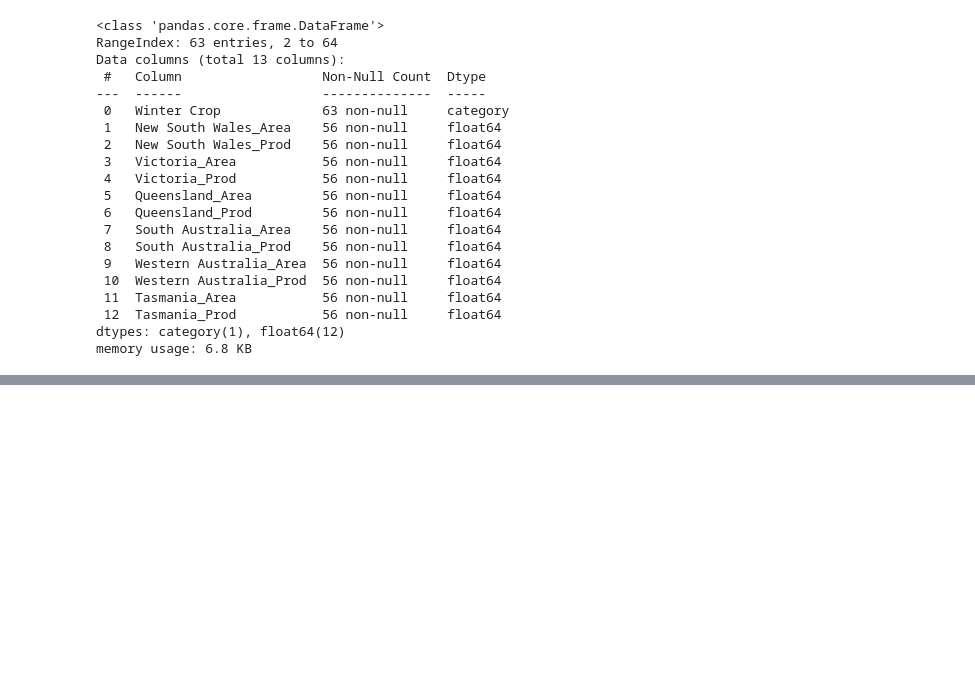
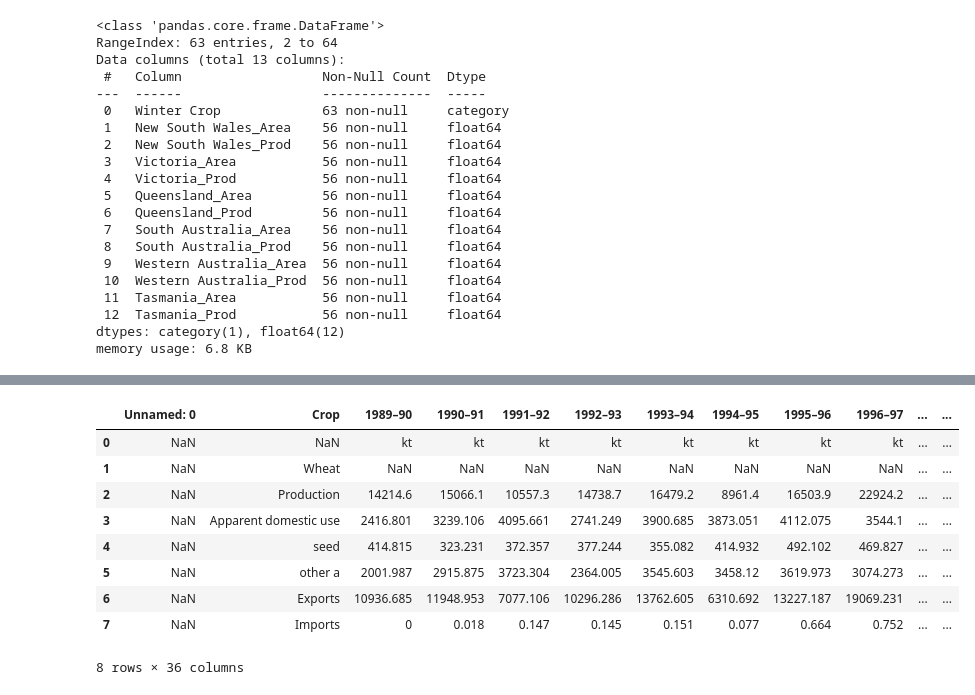
Before and after one commit to Moisebea/Crop_Report, a Jupyter notebook: OneDrive/Documents/Bureau/ABARES Dec Crop Report/Scraping_data.ipynb, the cells around one changed output, grey strips where cells are left out. Cells and saved outputs as stored; diff of their text form; code cells hidden in the pictures; blank space fills up the shorter version.

```diff
--- a/OneDrive/Documents/Bureau/ABARES Dec Crop Report/Scraping_data.ipynb
+++ b/OneDrive/Documents/Bureau/ABARES Dec Crop Report/Scraping_data.ipynb
@@ -1230,0 +1253,14 @@ Table_14.to_csv('other crops five years production.csv',index=False,encoding='ut
+# %%
+Wheat_supply_and_disposal = Table_15.loc[:Table_15[Table_15['Crop'] == 'Canola'].index[0] - 1]
+Wheat_supply_and_disposal
+# %% [output]
+|  | Unnamed: 0 | Crop | 1989–90 | 1990–91 | 1991–92 | 1992–93 | 1993–94 | 1994–95 | 1995–96 | 1996–97 | ... | ... |
+| 0 | NaN | NaN | kt | kt | kt | kt | kt | kt | kt | kt | ... | ... |
+| 1 | NaN | Wheat | NaN | NaN | NaN | NaN | NaN | NaN | NaN | NaN | ... | ... |
+| 2 | NaN | Production | 14214.6 | 15066.1 | 10557.3 | 14738.7 | 16479.2 | 8961.4 | 16503.9 | 22924.2 | ... | ... |
+| 3 | NaN | Apparent domestic use | 2416.801 | 3239.106 | 4095.661 | 2741.249 | 3900.685 | 3873.051 | 4112.075 | 3544.1 | ... | ... |
+| 4 | NaN | seed | 414.815 | 323.231 | 372.357 | 377.244 | 355.082 | 414.932 | 492.102 | 469.827 | ... | ... |
+| 5 | NaN | other a | 2001.987 | 2915.875 | 3723.304 | 2364.005 | 3545.603 | 3458.12 | 3619.973 | 3074.273 | ... | ... |
+| 6 | NaN | Exports | 10936.685 | 11948.953 | 7077.106 | 10296.286 | 13762.605 | 6310.692 | 13227.187 | 19069.231 | ... | ... |
+| 7 | NaN | Imports | 0 | 0.018 | 0.147 | 0.145 | 0.151 | 0.077 | 0.664 | 0.752 | ... | ... |
+8 rows × 36 columns
```
Also changed, not shown: parts of 17 cells of this notebook, 1 other file.
